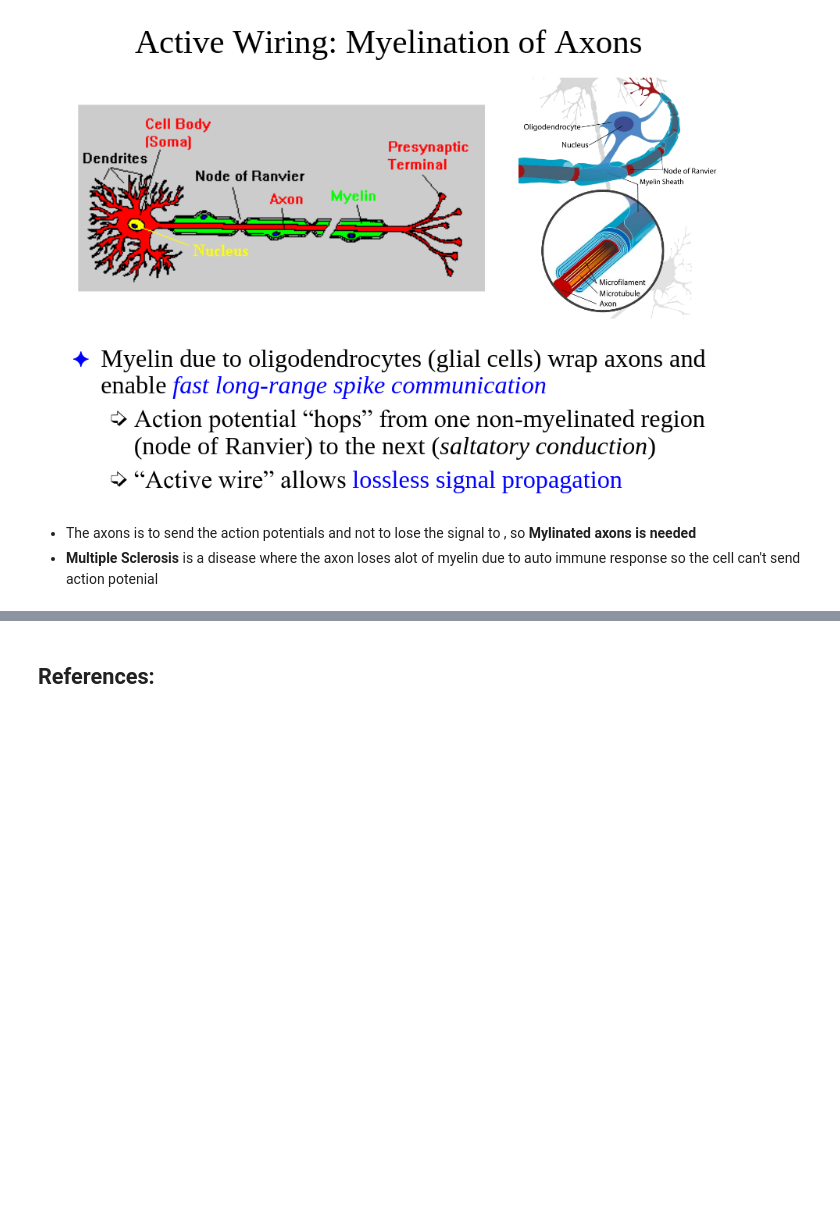
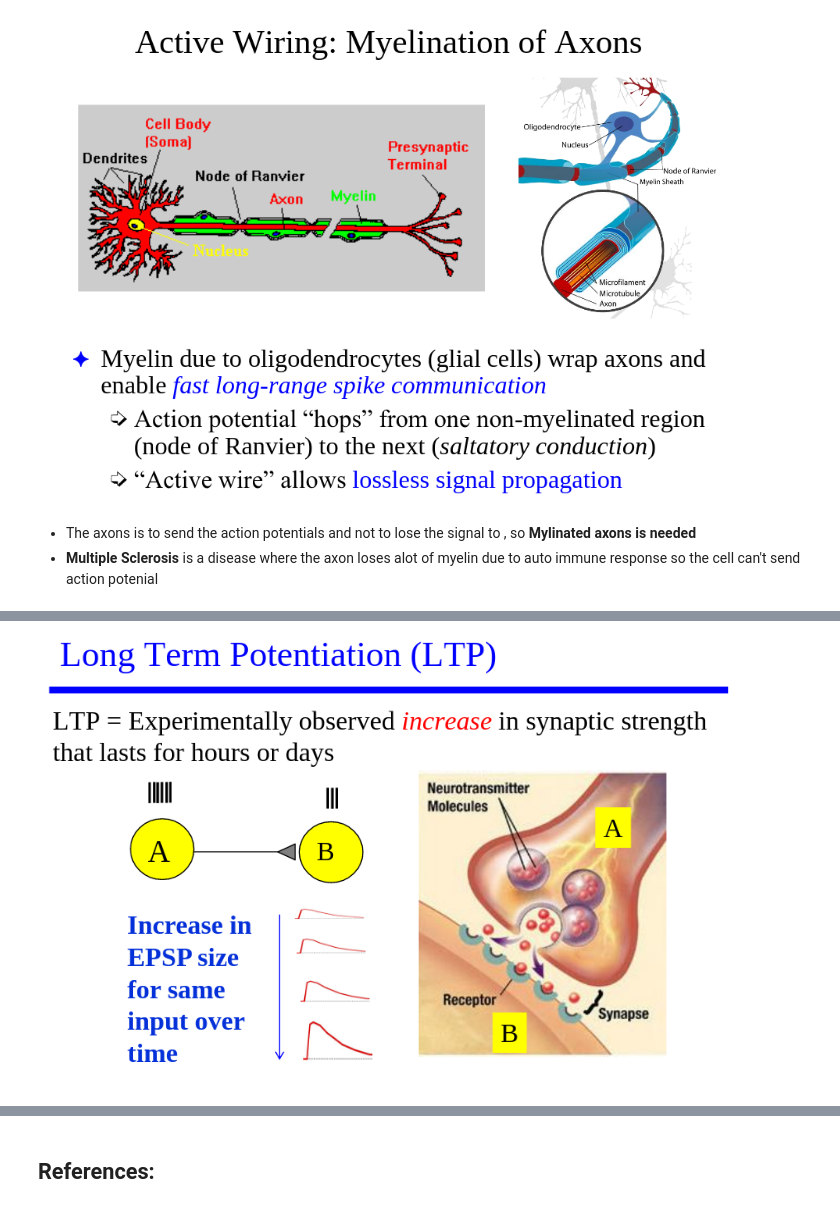
Before and after one commit to mhmdrdwn/com-neuro, a Jupyter notebook: week1.ipynb, the cells around one changed output, grey strips where cells are left out. Cells and saved outputs as stored; diff of their text form; code cells hidden in the pictures; blank space fills up the shorter version.

```diff
--- a/week1.ipynb
+++ b/week1.ipynb
@@ -222,0 +257,5 @@ Image(filename= "axon.png", width=700)
+# %%
+Image(filename= "long_term_pot.png", width=700)
+# The increase in the strength of synaptic response over time
+# %% [output]
+[figure, added]
```
Also changed, not shown: parts of 7 cells of this notebook.
